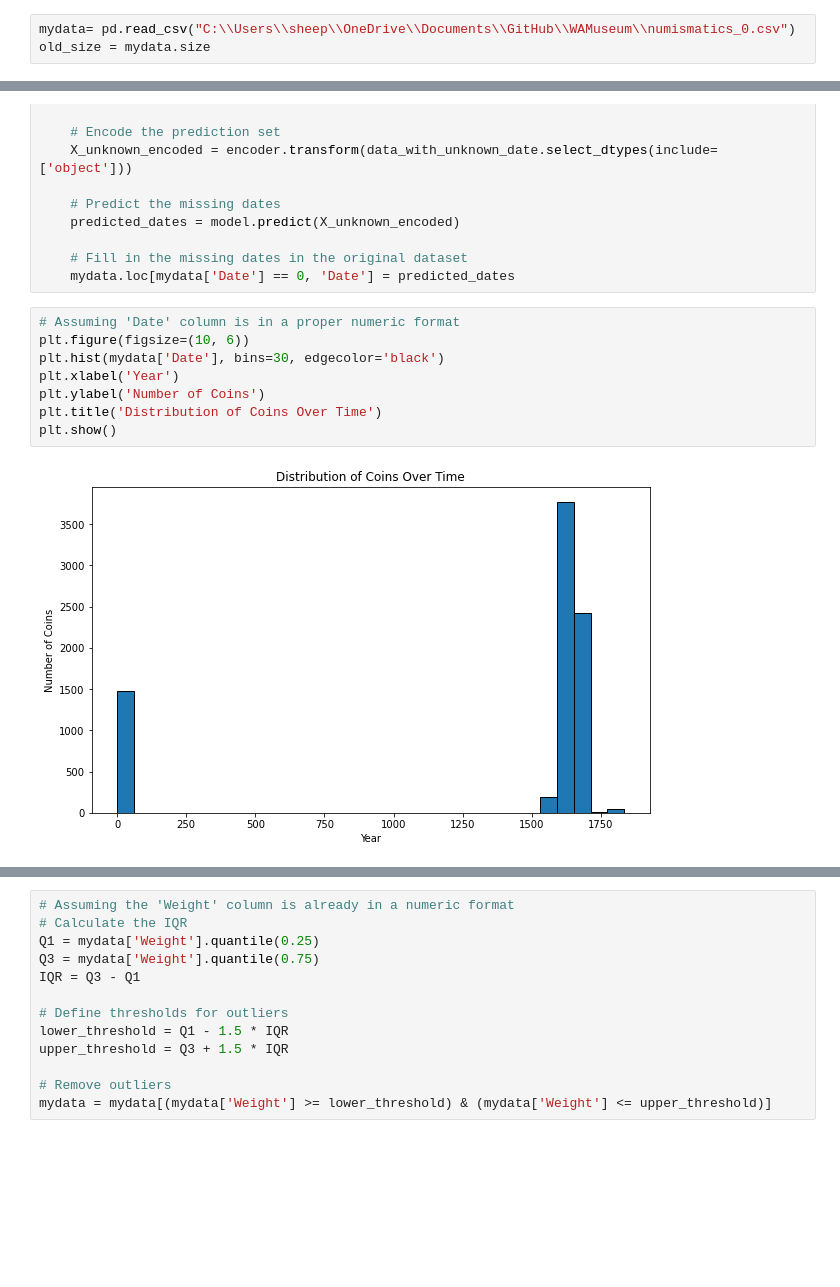
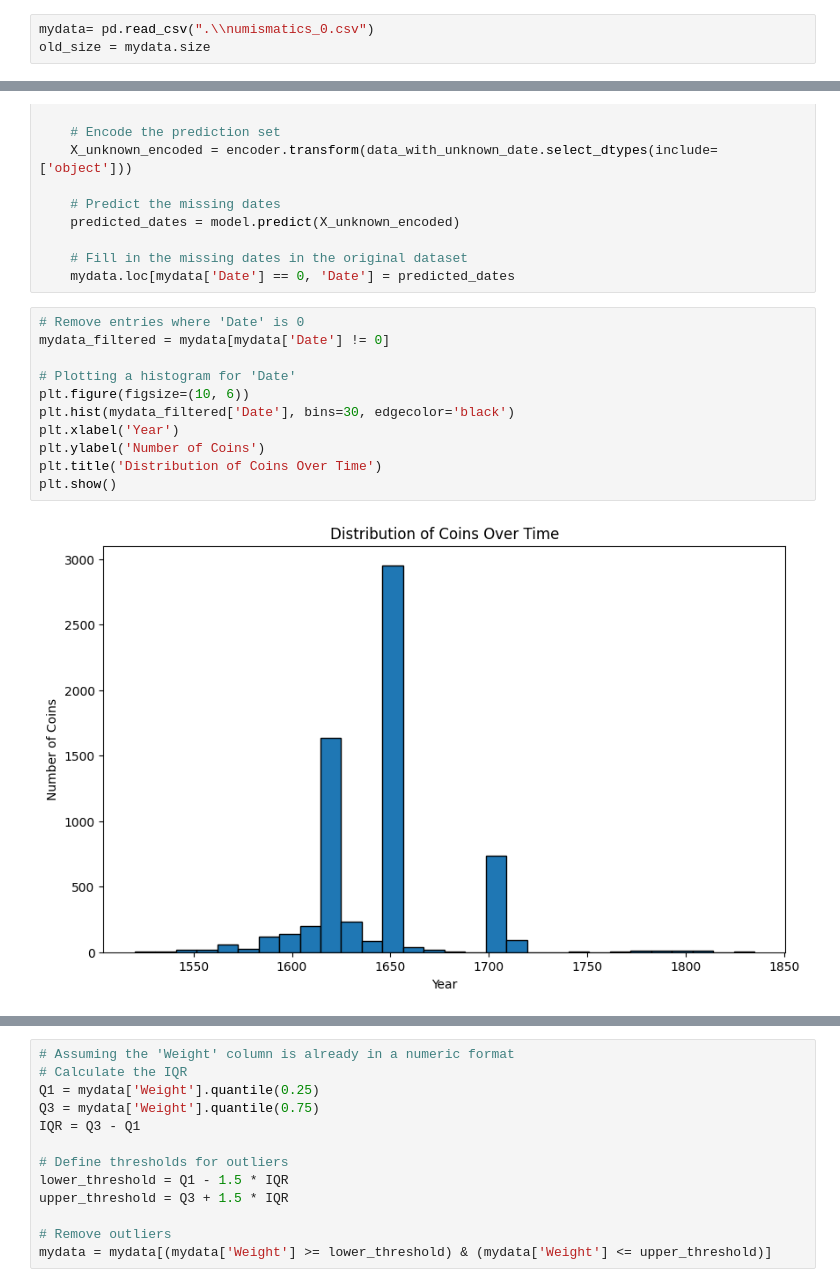
Before and after one commit to BramKreuger/WA-museum, a Jupyter notebook: WA_base_code.ipynb, the cells around one changed output, grey strips where cells are left out. Drawn from its saved outputs; the diff is of its cells as text; blank space fills up the shorter version.

Commit message:
localised code, changed the look of some plots

```diff
--- a/WA_base_code.ipynb
+++ b/WA_base_code.ipynb
@@ -5,7 +5,7 @@ import pandas as pd
 import matplotlib.pyplot as plt
 import csv
 # %%
-mydata= pd.read_csv("C:\\Users\\sheep\\OneDrive\\Documents\\GitHub\\WAMuseum\\numismatics_0.csv")
+mydata= pd.read_csv(".\\numismatics_0.csv")
 old_size = mydata.size
 # %%
 # Keep only the datapoints where there are images available
@@ -184,15 +184,18 @@ if(False):
     # Fill in the missing dates in the original dataset
     mydata.loc[mydata['Date'] == 0, 'Date'] = predicted_dates
 # %%
-# Assuming 'Date' column is in a proper numeric format
+# Remove entries where 'Date' is 0
+mydata_filtered = mydata[mydata['Date'] != 0]
+
+# Plotting a histogram for 'Date'
 plt.figure(figsize=(10, 6))
-plt.hist(mydata['Date'], bins=30, edgecolor='black')
+plt.hist(mydata_filtered['Date'], bins=30, edgecolor='black')
 plt.xlabel('Year')
 plt.ylabel('Number of Coins')
 plt.title('Distribution of Coins Over Time')
 plt.show()
 # %% [output]
-[figure, old version]
+[figure, new version]
 # %%
 import matplotlib.pyplot as plt
 import seaborn as sns
```
Also changed, not shown: parts of 11 cells of this notebook.
